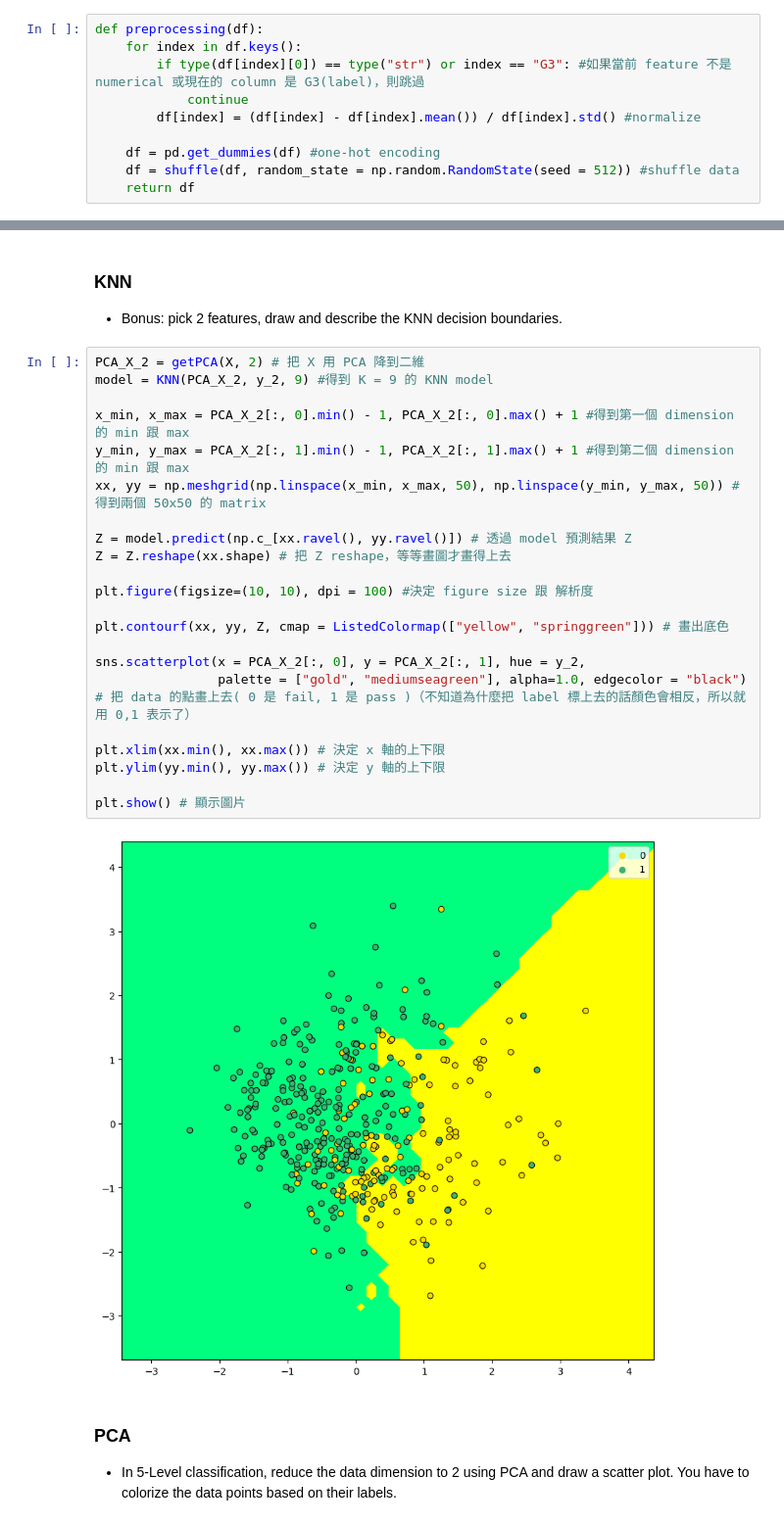
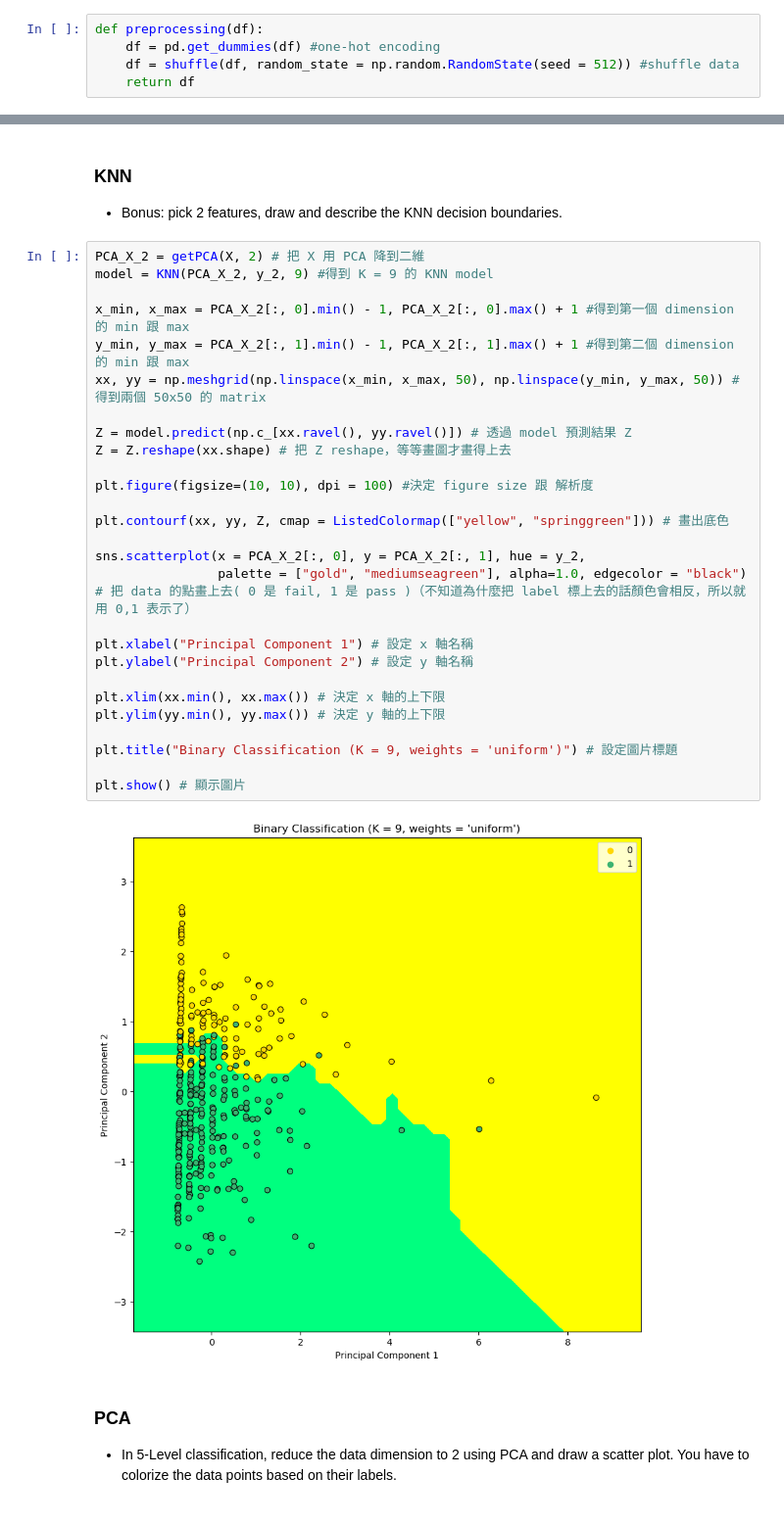
Before and after one commit to ee-chiu/ML-hw2, a Jupyter notebook: hw2.ipynb, the cells around one changed output, grey strips where cells are left out. Shown at 98% size. Cells and saved outputs as stored; diff of their text form.

Commit message:
把 normalize 刪掉

```diff
--- a/hw2.ipynb
+++ b/hw2.ipynb
@@ -36,11 +36,6 @@ df = load_data()
 ## 2. Data Preprocessing
 # %%
 def preprocessing(df):
-    for index in df.keys():
-        if type(df[index][0]) == type("str") or index == "G3": #如果當前 feature 不是 numerical 或現在的 column 是 G3(label)，則跳過
-            continue
-        df[index] = (df[index] - df[index].mean()) / df[index].std() #normalize
-
     df = pd.get_dummies(df) #one-hot encoding
     df = shuffle(df, random_state = np.random.RandomState(seed = 512)) #shuffle data
     return df
@@ -486,27 +481,33 @@ np.argmax(np.bincount(y_2_train[indices[0, :]])) # 得到鄰居中最多的 labe
 # %%
 PCA_X_2 = getPCA(X, 2) # 把 X 用 PCA 降到二維
 model = KNN(PCA_X_2, y_2, 9) #得到 K = 9 的 KNN model
 
 x_min, x_max = PCA_X_2[:, 0].min() - 1, PCA_X_2[:, 0].max() + 1 #得到第一個 dimension 的 min 跟 max
 y_min, y_max = PCA_X_2[:, 1].min() - 1, PCA_X_2[:, 1].max() + 1 #得到第二個 dimension 的 min 跟 max
 xx, yy = np.meshgrid(np.linspace(x_min, x_max, 50), np.linspace(y_min, y_max, 50)) # 得到兩個 50x50 的 matrix
 
 Z = model.predict(np.c_[xx.ravel(), yy.ravel()]) # 透過 model 預測結果 Z
 Z = Z.reshape(xx.shape) # 把 Z reshape，等等畫圖才畫得上去
 
 plt.figure(figsize=(10, 10), dpi = 100) #決定 figure size 跟 解析度
 
 plt.contourf(xx, yy, Z, cmap = ListedColormap(["yellow", "springgreen"])) # 畫出底色
 
 sns.scatterplot(x = PCA_X_2[:, 0], y = PCA_X_2[:, 1], hue = y_2,
-                palette = ["gold", "mediumseagreen"], alpha=1.0, edgecolor = "black") # 把 data 的點畫上去( 0 是 fail, 1 是 pass )（不知道為什麼把 label 標上去的話顏色會相反，所以就用 0,1 表示了）
+                palette = ["gold", "mediumseagreen"], alpha=1.0, edgecolor = "black")
+# 把 data 的點畫上去( 0 是 fail, 1 是 pass )（不知道為什麼把 label 標上去的話顏色會相反，所以就用 0,1 表示了）
+
+plt.xlabel("Principal Component 1") # 設定 x 軸名稱
+plt.ylabel("Principal Component 2") # 設定 y 軸名稱
 
 plt.xlim(xx.min(), xx.max()) # 決定 x 軸的上下限
 plt.ylim(yy.min(), yy.max()) # 決定 y 軸的上下限
 
+plt.title("Binary Classification (K = 9, weights = 'uniform')") # 設定圖片標題
+
 plt.show() # 顯示圖片
 # %% [output]
-[figure, old version]
+[figure, new version]
 # %% [markdown]
 ### PCA
 * In 5-Level classification, reduce the data dimension to 2 using PCA and draw a scatter plot. You have to colorize the data points based on their labels.
```
Also changed, not shown: parts of 8 cells of this notebook.
